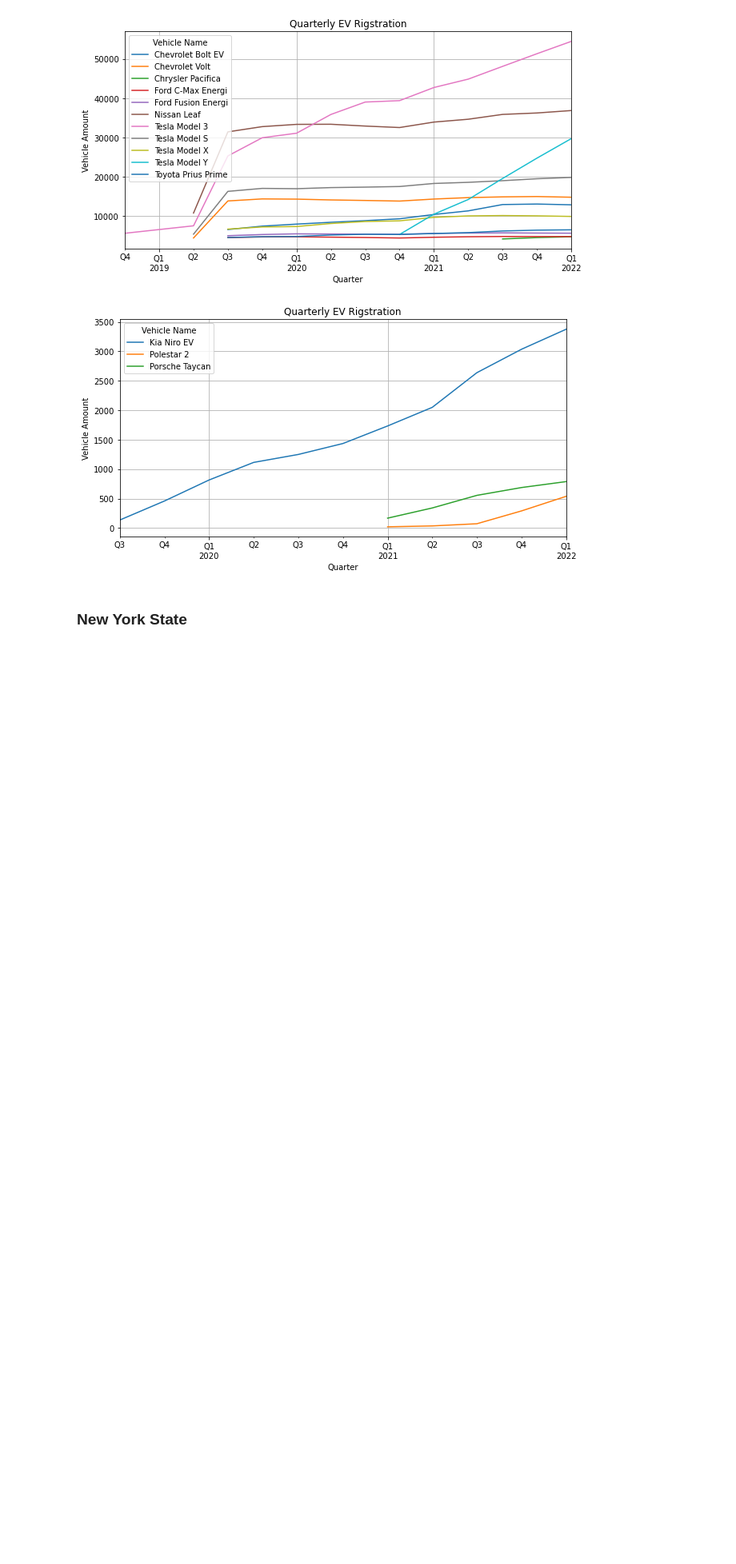
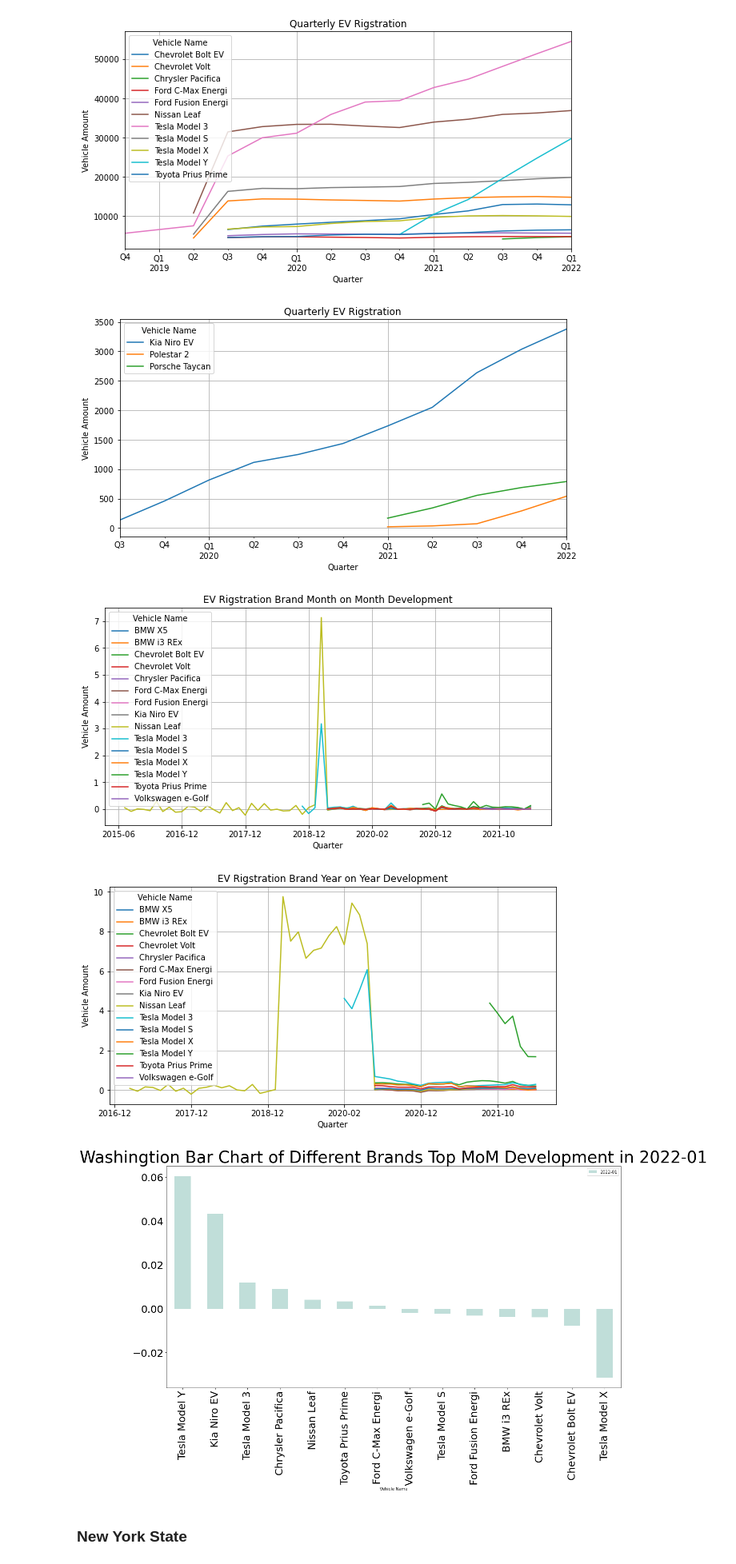
Before and after one commit to MarcccHuuu/2022Spring_Finals_EV, a Jupyter notebook: time-trend-report.ipynb, the cells around one changed output. Shown at 80% size. Drawn from its saved outputs; the diff is of its cells as text; code cells hidden in the pictures; blank space fills up the shorter version.

```diff
--- a/time-trend-report.ipynb
+++ b/time-trend-report.ipynb
@@ -167,6 +171,33 @@ draw_vehicle_quarterly_data(wa_df, ['Porsche Taycan', 'Kia Niro EV', 'Polestar 2
 # %% [output]
 [figure]
 [figure]
+# %%
+def plot_mom(df_recently: pd.DataFrame, search_month: str, min_count, state_name: str) -> None:
+    df_month = df_recently.groupby(['Vehicle Name', 'Valid Month'])\
+            .agg({'DMV ID': 'count'}).reset_index()\
+            .rename(columns={'DMV ID': 'Vehicles Amount'})
+    df_month = df_month[df_month['Vehicles Amount'] >= min_count]
+    df_pivot_car_in_month = pd.pivot(df_month, index='Valid Month', columns='Vehicle Name', values='Vehicles Amount')
+
+    # Month-on-Month & Year-on-Year
+    df_ev_MoM = df_pivot_car_in_month.transform(func = lambda x : x.pct_change(periods=1))
+    df_ev_YoY = df_pivot_car_in_month.transform(func = lambda x : x.pct_change(periods=12))
+
+    df_ev_MoM.plot(figsize=(10, 5), title='EV Rigstration Brand Month on Month Development', grid=True, xlabel='Quarter', ylabel='Vehicle Amount')
+    df_ev_YoY.plot(figsize=(10, 5), title='EV Rigstration Brand Year on Year Development', grid=True, xlabel='Quarter', ylabel='Vehicle Amount')
+
+    df_ev_MoM_T = df_ev_MoM.T
+    df_ev_MoM_T.sort_values(by=search_month, inplace = True, ascending=False)
+    df_ev_MoM_T = df_ev_MoM_T[df_ev_MoM_T[search_month].notna()]
+    fig = df_ev_MoM_T.plot.bar(figsize=(20, 10), fontsize=25, y=search_month, color='#c0ded9',
+                                 title=state_name + ' Bar Chart of Different Brands Top MoM Development' + ' in ' + search_month)
+    fig.axes.title.set_size(40)
+
+plot_mom(wa_df_recently, '2022-01', 1000, 'Washingtion')
+# %% [output]
+[figure, added]
+[figure, added]
+[figure, added]
 # %% [markdown]
 ### New York State
 # %%
```
Also changed, not shown: parts of 20 cells of this notebook.
